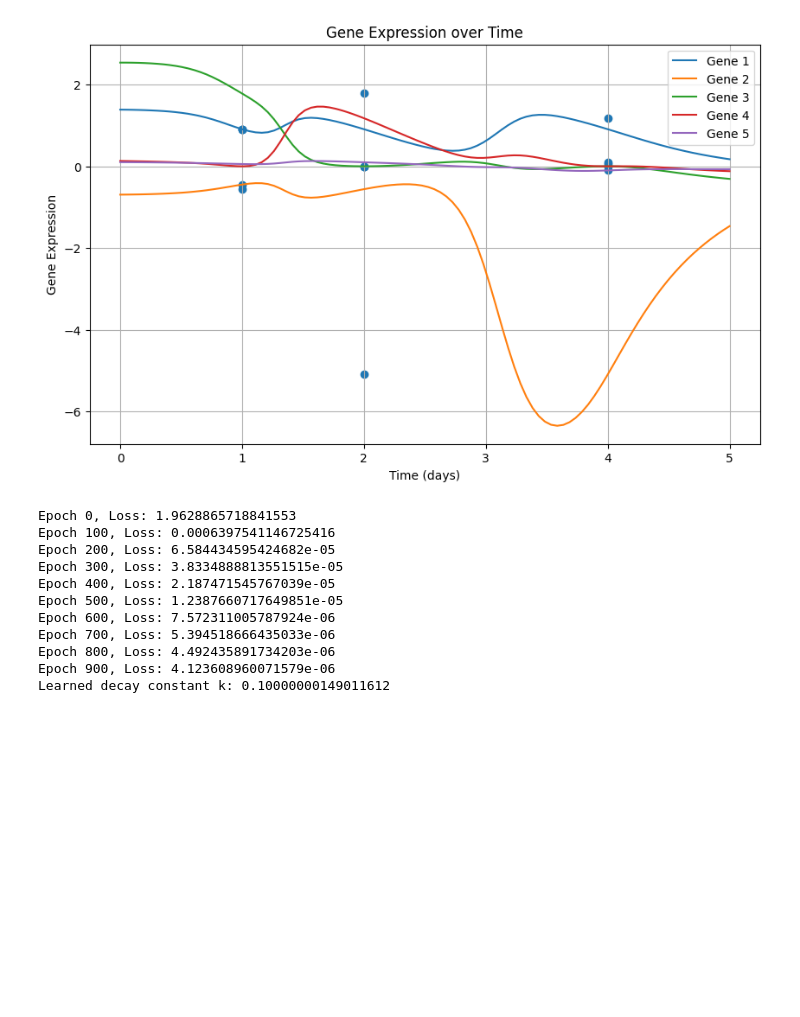
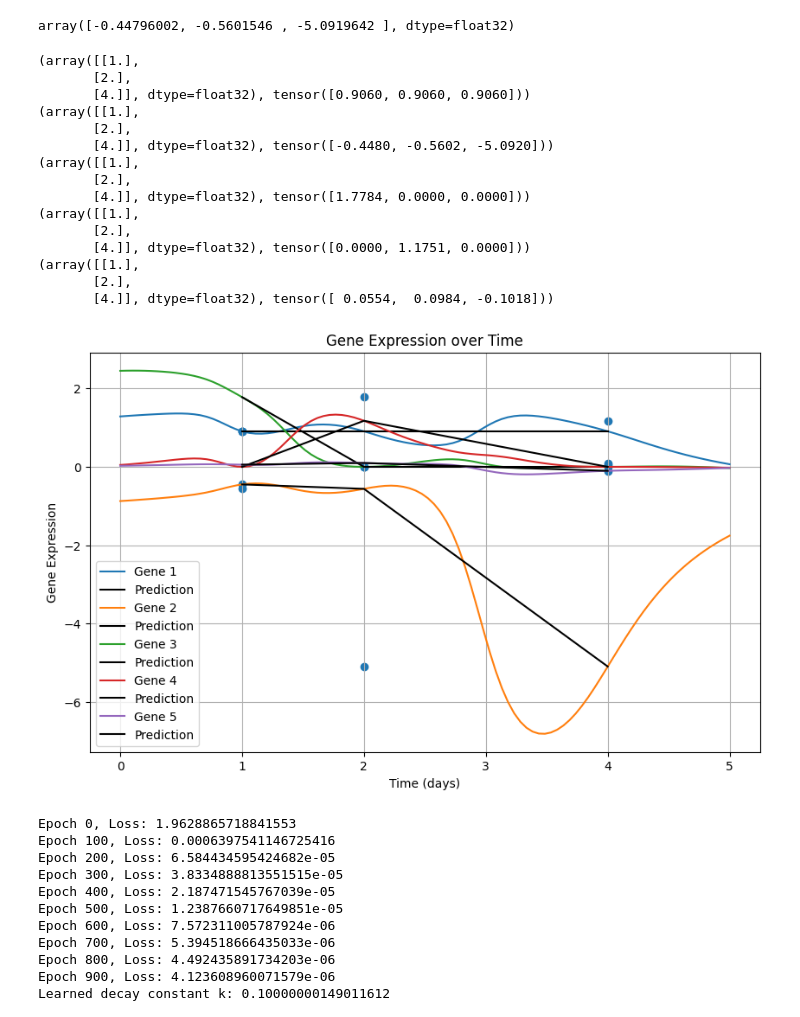
Before and after one commit to prabal5ghosh/research-project-on-physics-informed-machine-learning-on-transcriptomics-data, a Jupyter notebook: pinn_1.ipynb, the cells around one changed output. Saved outputs shown, nothing was run; the diff lists cells and outputs as text; code cells hidden in the pictures; blank space fills up the shorter version.

```diff
--- a/pinn_1.ipynb
+++ b/pinn_1.ipynb
@@ -256,26 +88,50 @@ Epoch 9000, Loss: 1.0314930420918245e-07
+# %%
+y_data[1, :].detach().numpy()
+# %% [output]
+array([-0.44796002, -0.5601546 , -5.0919642 ], dtype=float32)
 # %%
 import matplotlib.pyplot as plt
 
 t_plot = torch.linspace(0, 5, 100).unsqueeze(1)
 y_plot = model(t_plot).detach().numpy()
 
 plt.figure(figsize=(10, 6))
 for i in range(5):
     plt.plot(t_plot, y_plot[:, i], label=f"Gene {i+1}")
+    print((t_data.detach().numpy(), y_data[i, ]))
+    plt.plot(t_data.detach().numpy(), y_data[i, ].detach().numpy(), label='Prediction', color='black')
+
 
 # Repeat t_data for each gene and flatten y_data
 t_scatter = np.repeat(t_data.numpy().squeeze(), y_data.shape[0])
 y_scatter = y_data.numpy().flatten()
+# plt.plot(t_data, y_data, label='Prediction', color='blue')
 
-plt.scatter(t_scatter, y_scatter, marker='o')  # Updated scatter plot
+
+plt.scatter(t_scatter, y_scatter)  # Updated scatter plot
 plt.xlabel("Time (days)")
 plt.ylabel("Gene Expression")
 plt.legend()
 plt.title("Gene Expression over Time")
 plt.grid(True)
 plt.show()
 # %% [output]
+(array([[1.],
+       [2.],
+       [4.]], dtype=float32), tensor([0.9060, 0.9060, 0.9060]))
+(array([[1.],
+       [2.],
+       [4.]], dtype=float32), tensor([-0.4480, -0.5602, -5.0920]))
+(array([[1.],
+       [2.],
+       [4.]], dtype=float32), tensor([1.7784, 0.0000, 0.0000]))
+(array([[1.],
+       [2.],
+       [4.]], dtype=float32), tensor([0.0000, 1.1751, 0.0000]))
+(array([[1.],
+       [2.],
+       [4.]], dtype=float32), tensor([ 0.0554,  0.0984, -0.1018]))
-[figure, old version]
+[figure, new version]
 # %%
 import tensorflow as tf
 import numpy as np
```
Also changed, not shown: parts of 9 cells of this notebook.
